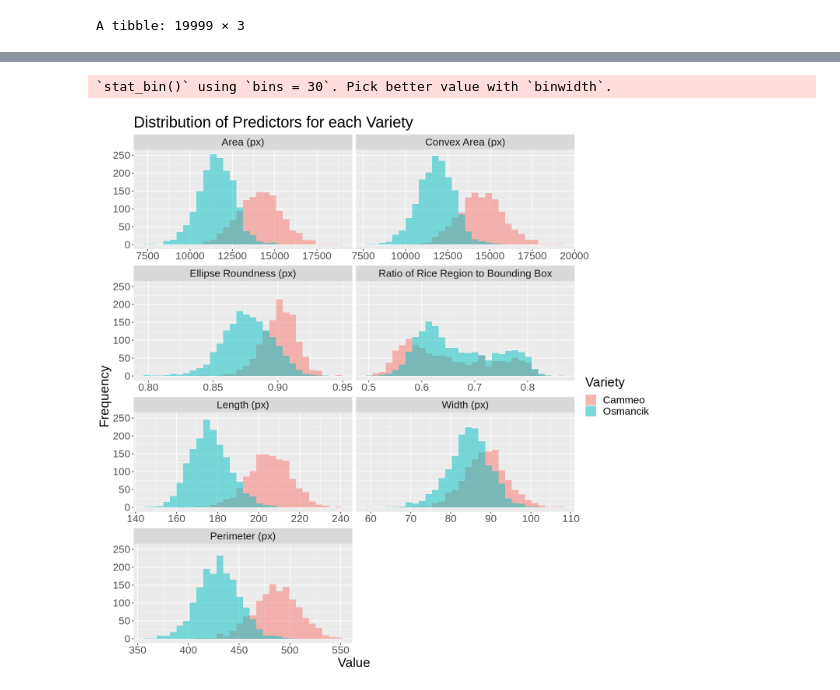
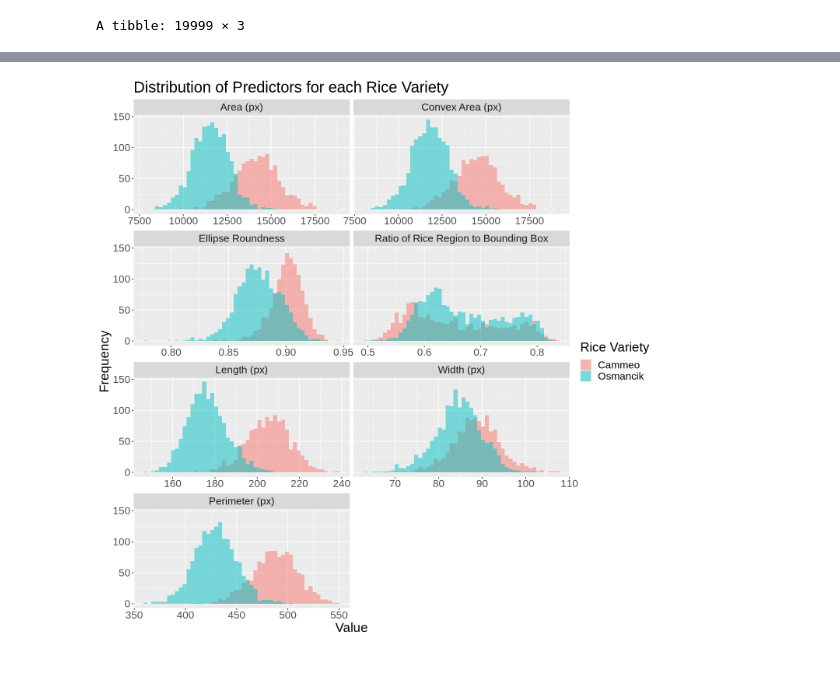
Before and after one commit to trungnguyen21/group_project_dsci, a Jupyter notebook: Group13_Proposal.ipynb, the cells around one changed output, grey strips where cells are left out. Cells and saved outputs as stored; diff of their text form; code cells hidden in the pictures.

Commit message:
Updated histogram bin size

```diff
--- a/Group13_Proposal.ipynb
+++ b/Group13_Proposal.ipynb
@@ -108,5 +73,4 @@ A tibble: 2 × 10
 # %%
-#Pivot long rice training set and create histograms for all predictors
 #Pivot long rice training set and create histograms for all predictors
 rice_train_long <- rice_train |>
   pivot_longer(cols = area:extent, names_to = "predictor", values_to = "value")
@@ -117,18 +81,18 @@ rice_labels <- c(
   perimeter = "Perimeter (px)",
   major_axis_length = "Length (px)",
   minor_axis_length = "Width (px)",
-  eccentricity = "Ellipse Roundness (px)",
+  eccentricity = "Ellipse Roundness",
   convex_area = "Convex Area (px)",
   extent = "Ratio of Rice Region to Bounding Box")
 
 rice_hist <- rice_train_long |>
   ggplot(aes(x = value, fill = class)) +
-  geom_histogram(alpha = 0.5, position = "identity") +
+  geom_histogram(alpha = 0.5, position = "identity", bins = 50) +
   facet_wrap(~predictor, scales = "free_x", labeller = labeller(predictor = rice_labels), ncol = 2) +
-  labs(title = "Distribution of Predictors for each Variety",
+  labs(title = "Distribution of Predictors for each Rice Variety",
        x = "Value",
        y = "Frequency",
-       fill = "Variety") +
+       fill = "Rice Variety") +
   theme(text = element_text(size = 20))
 rice_hist
 # %% [output]
@@ -144,5 +106,4 @@ A tibble: 19999 × 3
 | Osmancik | eccentricity | 8.256922e-01 |
 | Osmancik | convex_area | 1.159100e+04 |
 | Osmancik | extent | 8.029494e-01 |
-`stat_bin()` using `bins = 30`. Pick better value with `binwidth`.
-[figure, old version]
+[figure, new version]
```
Also changed, not shown: parts of 5 cells of this notebook.
